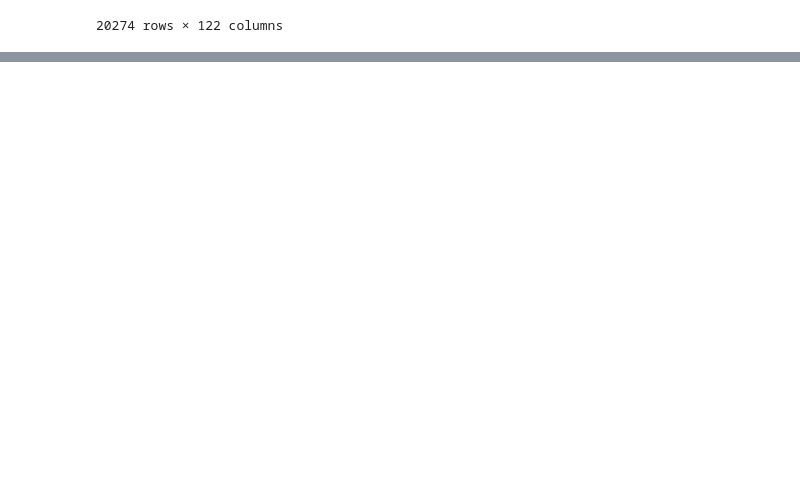
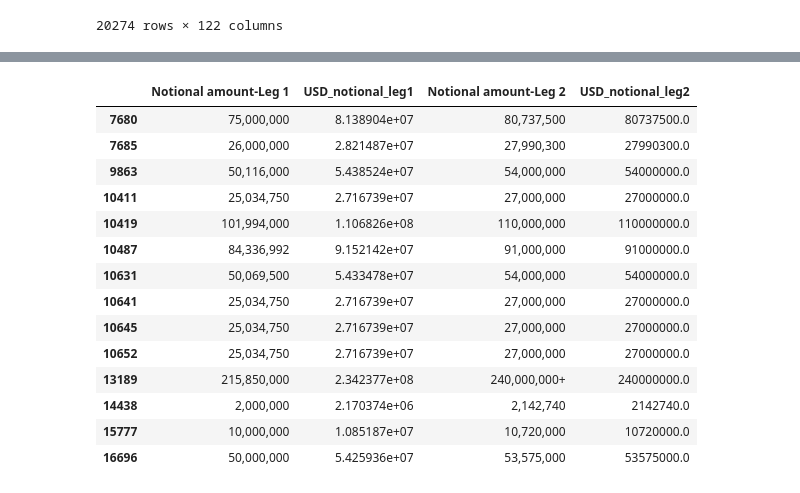
Before and after one commit to Mehedi24434/sdrpy, a Jupyter notebook: test.ipynb, the cells around one changed output, grey strips where cells are left out. Saved outputs shown, nothing was run; the diff lists cells and outputs as text; code cells hidden in the pictures; blank space fills up the shorter version.

Commit message:
USD notional leg has done

```diff
--- a/test.ipynb
+++ b/test.ipynb
@@ -42,0 +45,18 @@ df1
+# %%
+df1[["Notional amount-Leg 1","USD_notional_leg1","Notional amount-Leg 2","USD_notional_leg2"]]
+# %% [output]
+|  | Notional amount-Leg 1 | USD_notional_leg1 | Notional amount-Leg 2 | USD_notional_leg2 |
+| 7680 | 75,000,000 | 8.138904e+07 | 80,737,500 | 80737500.0 |
+| 7685 | 26,000,000 | 2.821487e+07 | 27,990,300 | 27990300.0 |
+| 9863 | 50,116,000 | 5.438524e+07 | 54,000,000 | 54000000.0 |
+| 10411 | 25,034,750 | 2.716739e+07 | 27,000,000 | 27000000.0 |
+| 10419 | 101,994,000 | 1.106826e+08 | 110,000,000 | 110000000.0 |
+| 10487 | 84,336,992 | 9.152142e+07 | 91,000,000 | 91000000.0 |
+| 10631 | 50,069,500 | 5.433478e+07 | 54,000,000 | 54000000.0 |
+| 10641 | 25,034,750 | 2.716739e+07 | 27,000,000 | 27000000.0 |
+| 10645 | 25,034,750 | 2.716739e+07 | 27,000,000 | 27000000.0 |
+| 10652 | 25,034,750 | 2.716739e+07 | 27,000,000 | 27000000.0 |
+| 13189 | 215,850,000 | 2.342377e+08 | 240,000,000+ | 240000000.0 |
+| 14438 | 2,000,000 | 2.170374e+06 | 2,142,740 | 2142740.0 |
+| 15777 | 10,000,000 | 1.085187e+07 | 10,720,000 | 10720000.0 |
+| 16696 | 50,000,000 | 5.425936e+07 | 53,575,000 | 53575000.0 |
```
Also changed, not shown: parts of 2 cells of this notebook, 4 other files.
